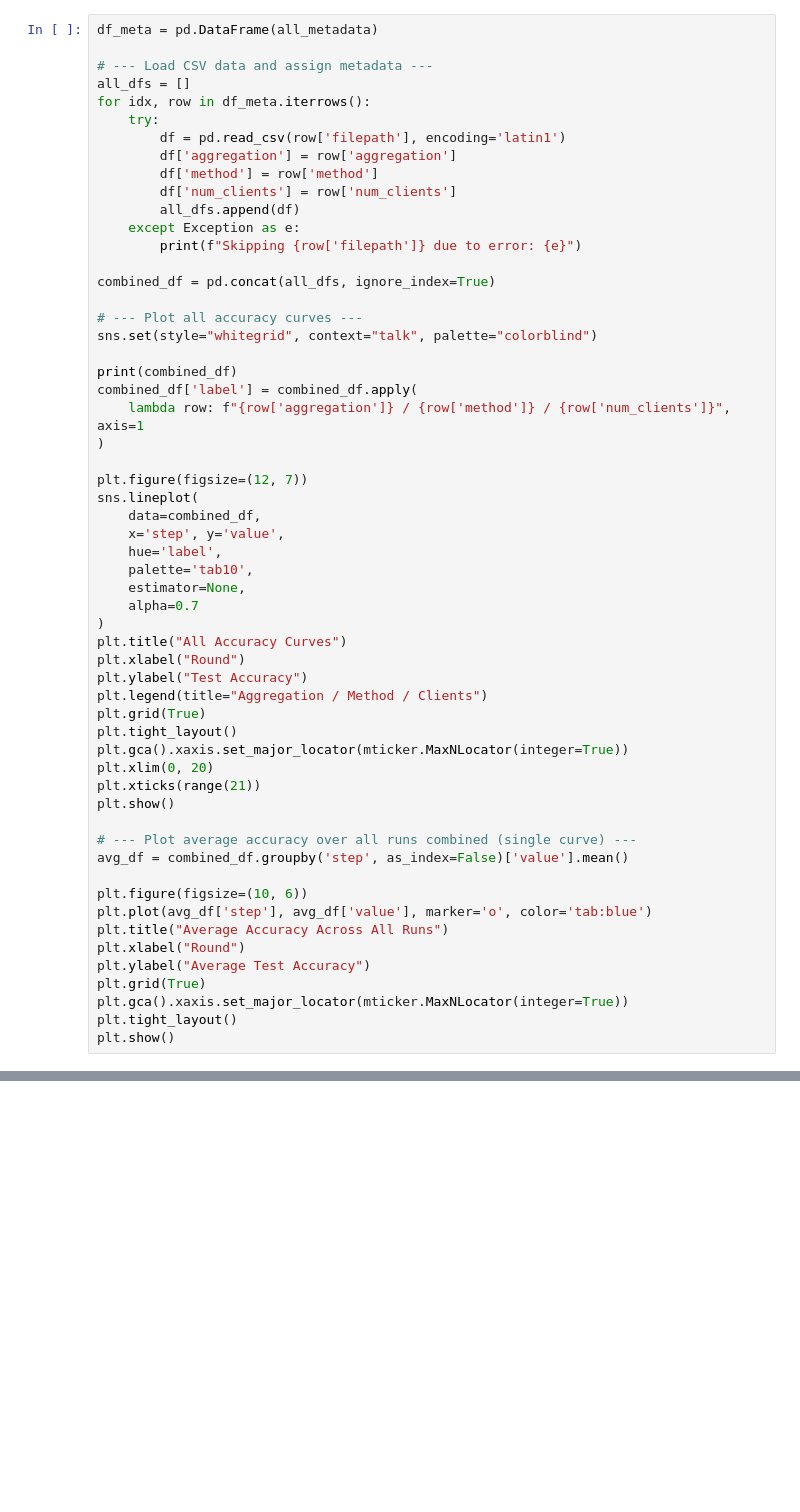
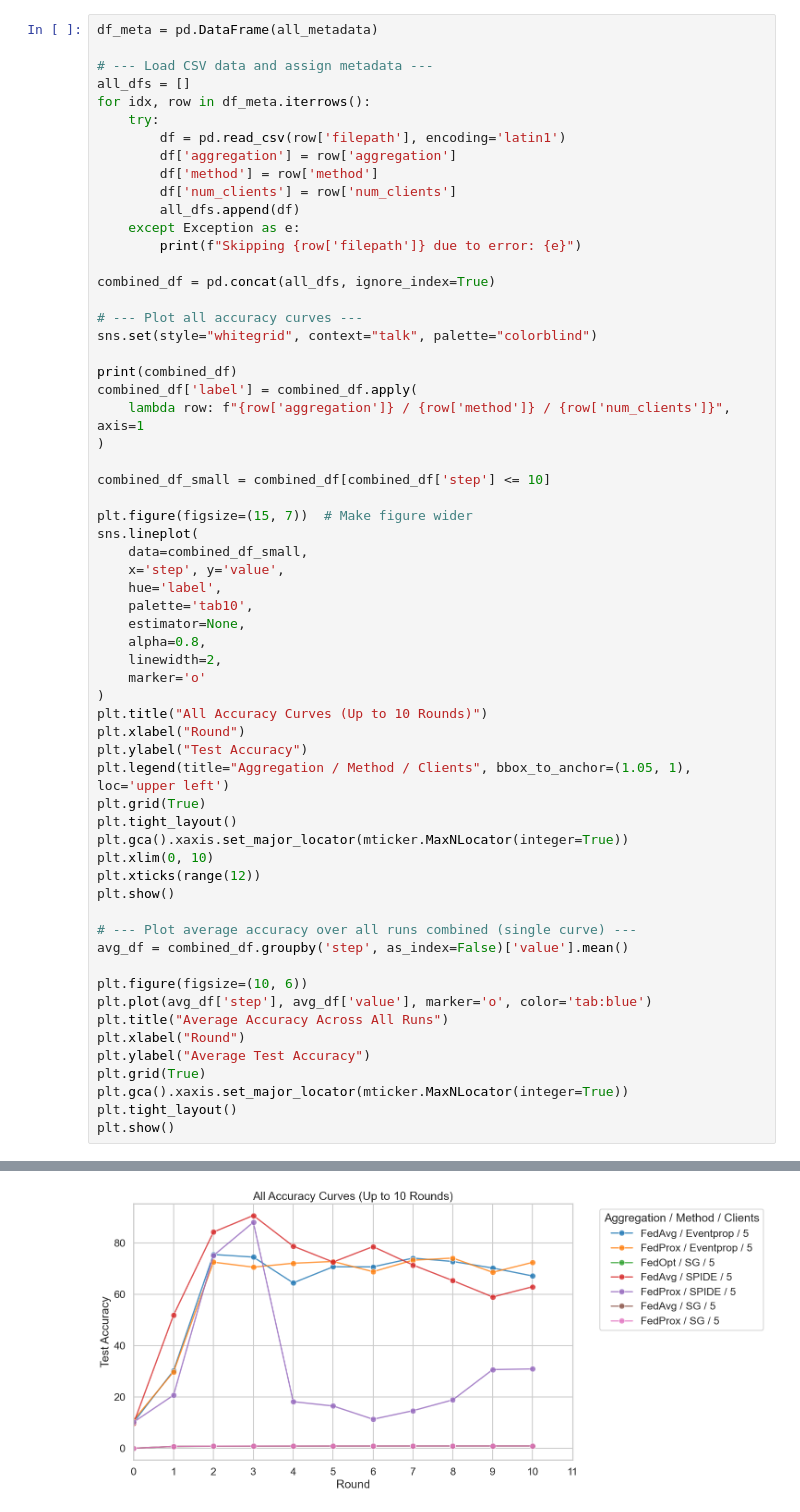
Before and after one commit to j0sh162/FederatedLearning-SNN, a Jupyter notebook: plot.ipynb, the cells around one changed output, grey strips where cells are left out. Saved outputs shown, nothing was run; the diff lists cells and outputs as text; blank space fills up the shorter version.

Commit message:
plot changes

```diff
--- a/plot.ipynb
+++ b/plot.ipynb
@@ -107,24 +107,28 @@ combined_df['label'] = combined_df.apply(
     lambda row: f"{row['aggregation']} / {row['method']} / {row['num_clients']}", axis=1
 )
 
-plt.figure(figsize=(12, 7))
+combined_df_small = combined_df[combined_df['step'] <= 10]
+
+plt.figure(figsize=(15, 7))  # Make figure wider
 sns.lineplot(
-    data=combined_df,
+    data=combined_df_small,
     x='step', y='value',
     hue='label',
     palette='tab10',
     estimator=None,
-    alpha=0.7
+    alpha=0.8,
+    linewidth=2,
+    marker='o'
 )
-plt.title("All Accuracy Curves")
+plt.title("All Accuracy Curves (Up to 10 Rounds)")
 plt.xlabel("Round")
 plt.ylabel("Test Accuracy")
-plt.legend(title="Aggregation / Method / Clients")
+plt.legend(title="Aggregation / Method / Clients", bbox_to_anchor=(1.05, 1), loc='upper left')
 plt.grid(True)
 plt.tight_layout()
 plt.gca().xaxis.set_major_locator(mticker.MaxNLocator(integer=True))
-plt.xlim(0, 20)
-plt.xticks(range(21))
+plt.xlim(0, 10)
+plt.xticks(range(12))
 plt.show()
 
 # --- Plot average accuracy over all runs combined (single curve) ---
@@ -139,3 +143,4 @@ plt.grid(True)
 plt.gca().xaxis.set_major_locator(mticker.MaxNLocator(integer=True))
 plt.tight_layout()
 plt.show()
+# %% [output]
@@ -141,0 +161 @@ plt.show()
+[figure, added]
```
Also changed, not shown: parts of 2 cells of this notebook, 7 other files.
